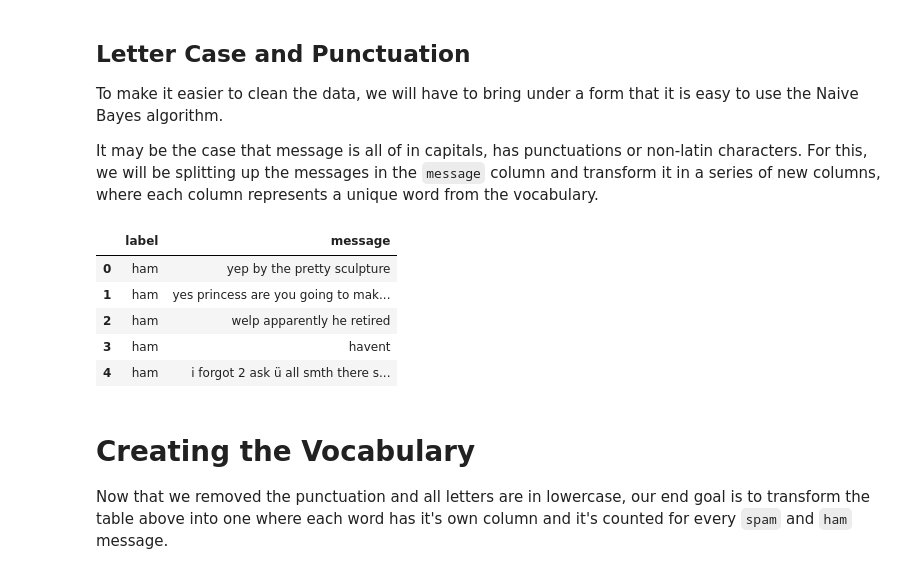
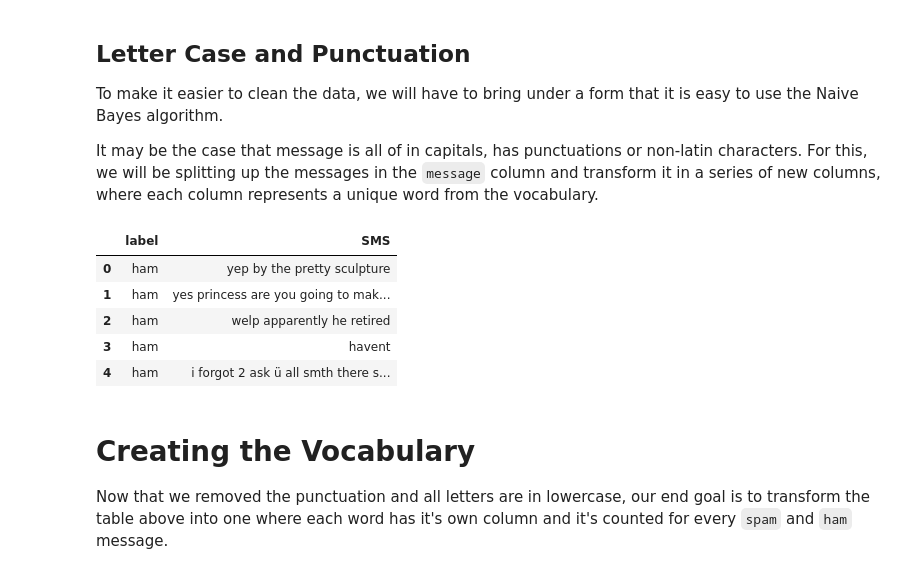
Before and after one commit to VallentinDS/Data-Science-Projects, a Jupyter notebook: Spam Filter with Naive Bayes/Building+A+Spam+Filter+with+Naive+Bayes.ipynb, the cells around one changed output. Cells and saved outputs as stored; diff of their text form; code cells hidden in the pictures.

```diff
--- a/Spam Filter with Naive Bayes/Building+A+Spam+Filter+with+Naive+Bayes.ipynb
+++ b/Spam Filter with Naive Bayes/Building+A+Spam+Filter+with+Naive+Bayes.ipynb
@@ -53,7 +53,7 @@ df
 # %%
 df.rename(columns=
           {0:'label',
-           1:'message'},
+           1:'SMS'},
           inplace= True)
 # %%
 df.describe()
@@ -93,17 +93,21 @@ To test the spam filter, we're first going to split our dataset into two categor
 We will use the 80-20 proportion for the training and test data. The split will also help with identifying how good the spam filter actually is at predicting if a message is spam or not. That is because the test set, 20% of the data, has been already classified by a human. When the spam filter will be ready, it will treat this messages as new messages and we will be able to compare the algorithm classification with that done by a human. This will tell us how good the spam filter actually is.
 # %%
 # randomizing the dataset
-data = df.sample(frac= 1, random_state= 1)
+data_random = df.sample(frac= 1, random_state= 1)
 
 # calculating index for split
 train_size = 0.8
-train_end = int(len(data) * train_size)
+train_end = round(len(data_random) * train_size)
 
 # Train/Test split
-df_train = data[:train_end].reset_index(drop= True)
-df_test = data[train_end:].reset_index(drop= True)
+df_train = data_random[:train_end].reset_index(drop= True)
+df_test = data_random[train_end:].reset_index(drop= True)
+
+print(df_train.shape)
+print(df_test.shape)
+print('\n')
 
 print("The percentage of spam in train set is", "\n", df_train['label'].value_counts(normalize=True)*100)
 print("\n")
-print("The percentage of spam in test set is", "\n", df_train['label'].value_counts(normalize=True)*100)
+print("The percentage of spam in test set is", "\n", df_test['label'].value_counts(normalize=True)*100)
 # %% [output]
@@ -127,10 +144,12 @@ To make it easier to clean the data, we will have to bring under a form that it
 
 It may be the case that message is all of in capitals, has punctuations or non-latin characters. For this, we will be splitting up the messages in the `message` column and transform it in a series of new columns, where each column represents a unique word from the vocabulary.
 # %%
-df_train['message']= df_train['message'].str.replace("\W", ' ').str.lower()
+# Cleanin the SMS column
+
+df_train['SMS']= df_train['SMS'].str.replace("\W", ' ').str.lower().str.replace(' +', ' ').str.strip()
 df_train.head()
 # %% [output]
-|  | label | message |
+|  | label | SMS |
 | 0 | ham | yep by the pretty sculpture |
 | 1 | ham | yes princess are you going to mak... |
 | 2 | ham | welp apparently he retired |
```
Also changed, not shown: parts of 43 cells of this notebook.
